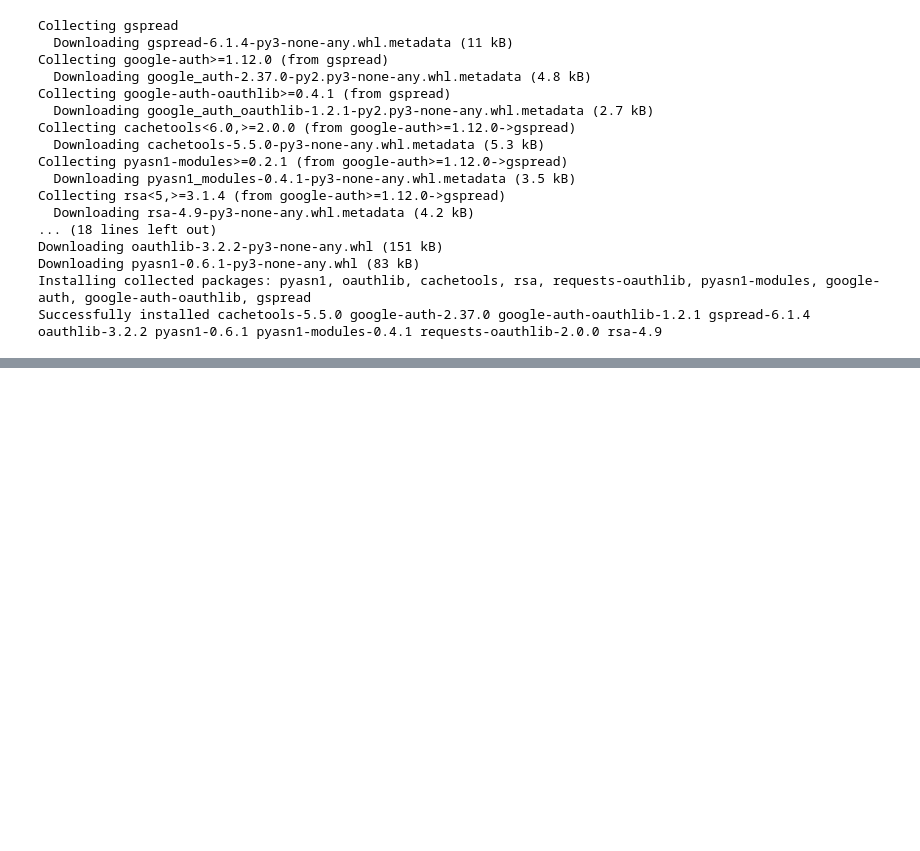
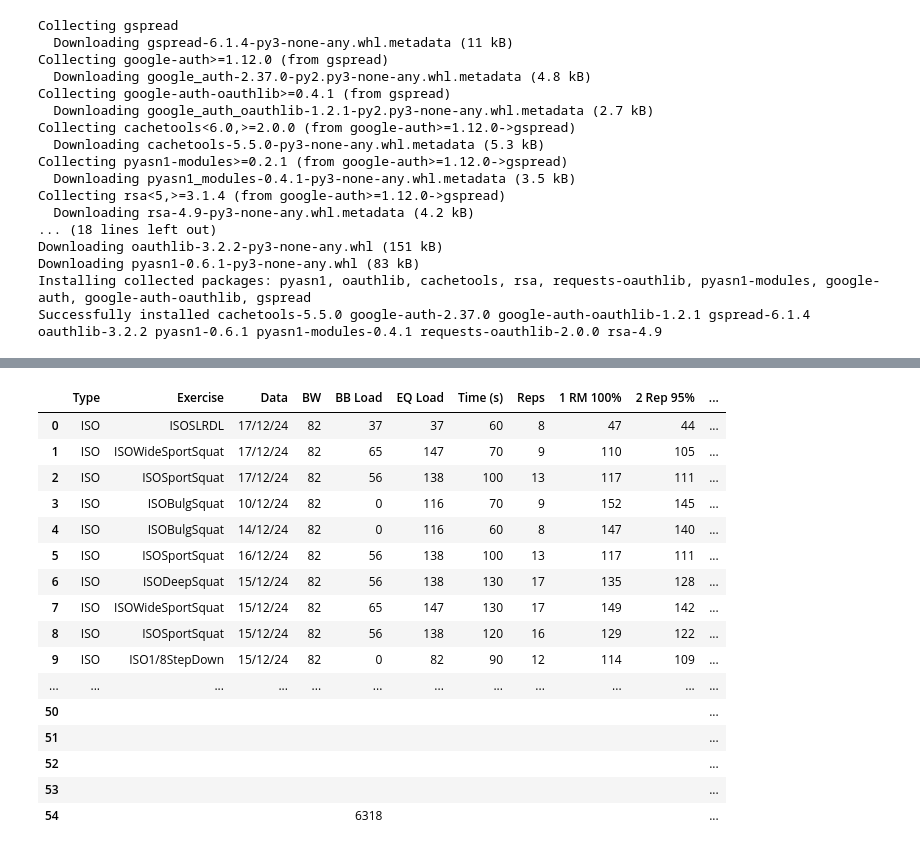
Before and after one commit to andrevsl/SoCieForParaOPlay, a Jupyter notebook: FetchGGSheet.ipynb, the cells around one changed output, grey strips where cells are left out. Saved outputs shown, nothing was run; the diff lists cells and outputs as text; code cells hidden in the pictures; blank space fills up the shorter version.

Commit message:
Google sheet FetchData

```diff
--- a/FetchGGSheet.ipynb
+++ b/FetchGGSheet.ipynb
@@ -30,0 +27,35 @@
+# %%
+credentials = service_account.Credentials.from_service_account_file(
+    'google_credentials.json')
+scope = ['https://spreadsheets.google.com/feeds']
+creds_scope = credentials.with_scopes(scope)
+client = gspread.authorize(creds_scope)
+# %%
+sheet = client.open_by_url('https://docs.google.com/spreadsheets/d/1oTq6KeoAYEfu-0JIapbsMGrUFLOr1kXid5yU2y5Pn94/edit?gid=0#gid=0')
+
+
+# using the worksheet name
+sheet_export = sheet.worksheet("LBResumo")
+
+import pandas as pd
+
+df = pd.DataFrame(sheet_export.get_all_records())
+df
+# %% [output]
+|  | Type | Exercise | Data | BW | BB Load | EQ Load | Time (s) | Reps | 1 RM 100% | 2 Rep 95% | ... |
+| 0 | ISO | ISOSLRDL | 17/12/24 | 82 | 37 | 37 | 60 | 8 | 47 | 44 | ... |
+| 1 | ISO | ISOWideSportSquat | 17/12/24 | 82 | 65 | 147 | 70 | 9 | 110 | 105 | ... |
+| 2 | ISO | ISOSportSquat | 17/12/24 | 82 | 56 | 138 | 100 | 13 | 117 | 111 | ... |
+| 3 | ISO | ISOBulgSquat | 10/12/24 | 82 | 0 | 116 | 70 | 9 | 152 | 145 | ... |
+| 4 | ISO | ISOBulgSquat | 14/12/24 | 82 | 0 | 116 | 60 | 8 | 147 | 140 | ... |
+| 5 | ISO | ISOSportSquat | 16/12/24 | 82 | 56 | 138 | 100 | 13 | 117 | 111 | ... |
+| 6 | ISO | ISODeepSquat | 15/12/24 | 82 | 56 | 138 | 130 | 17 | 135 | 128 | ... |
+| 7 | ISO | ISOWideSportSquat | 15/12/24 | 82 | 65 | 147 | 130 | 17 | 149 | 142 | ... |
+| 8 | ISO | ISOSportSquat | 15/12/24 | 82 | 56 | 138 | 120 | 16 | 129 | 122 | ... |
+| 9 | ISO | ISO1/8StepDown | 15/12/24 | 82 | 0 | 82 | 90 | 12 | 114 | 109 | ... |
+| ... | ... | ... | ... | ... | ... | ... | ... | ... | ... | ... | ... |
+| 50 |  |  |  |  |  |  |  |  |  |  | ... |
+| 51 |  |  |  |  |  |  |  |  |  |  | ... |
+| 52 |  |  |  |  |  |  |  |  |  |  | ... |
+| 53 |  |  |  |  |  |  |  |  |  |  | ... |
+| 54 |  |  |  |  | 6318 |  |  |  |  |  | ... |
```
Also changed, not shown: parts of 2 cells of this notebook, 1 other file.
